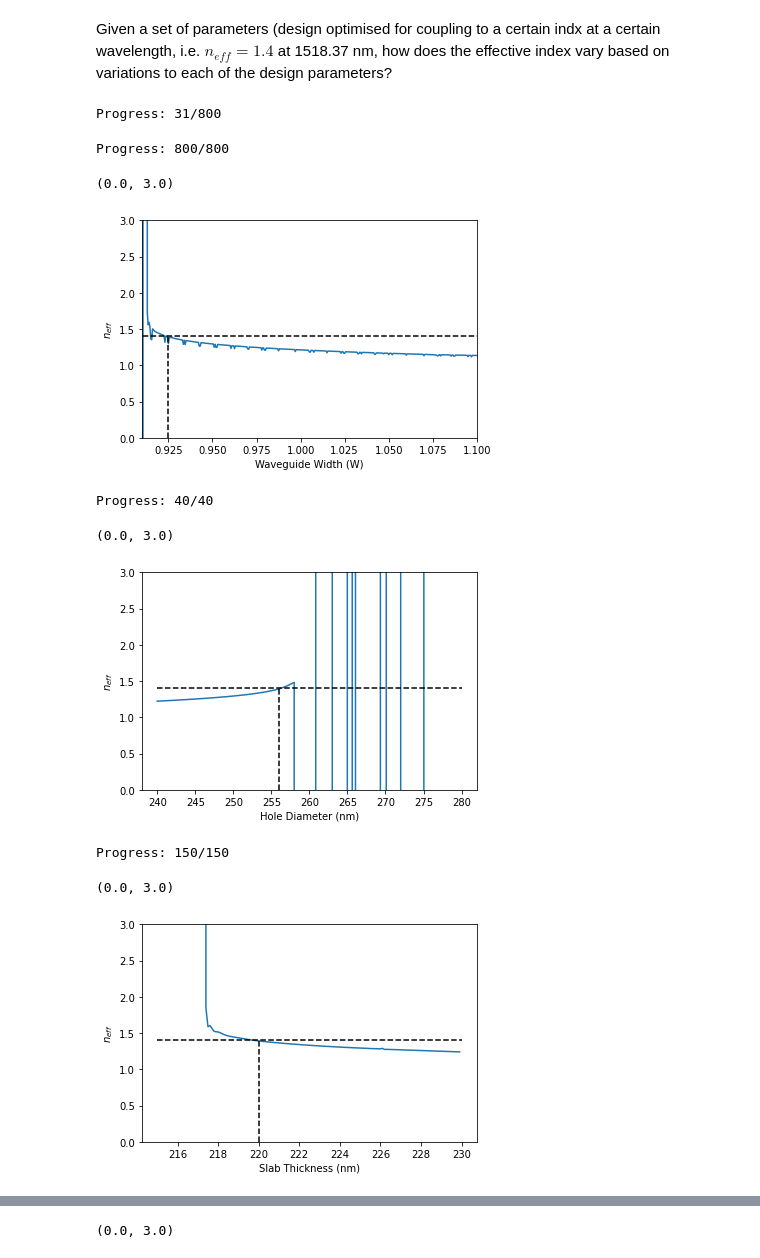
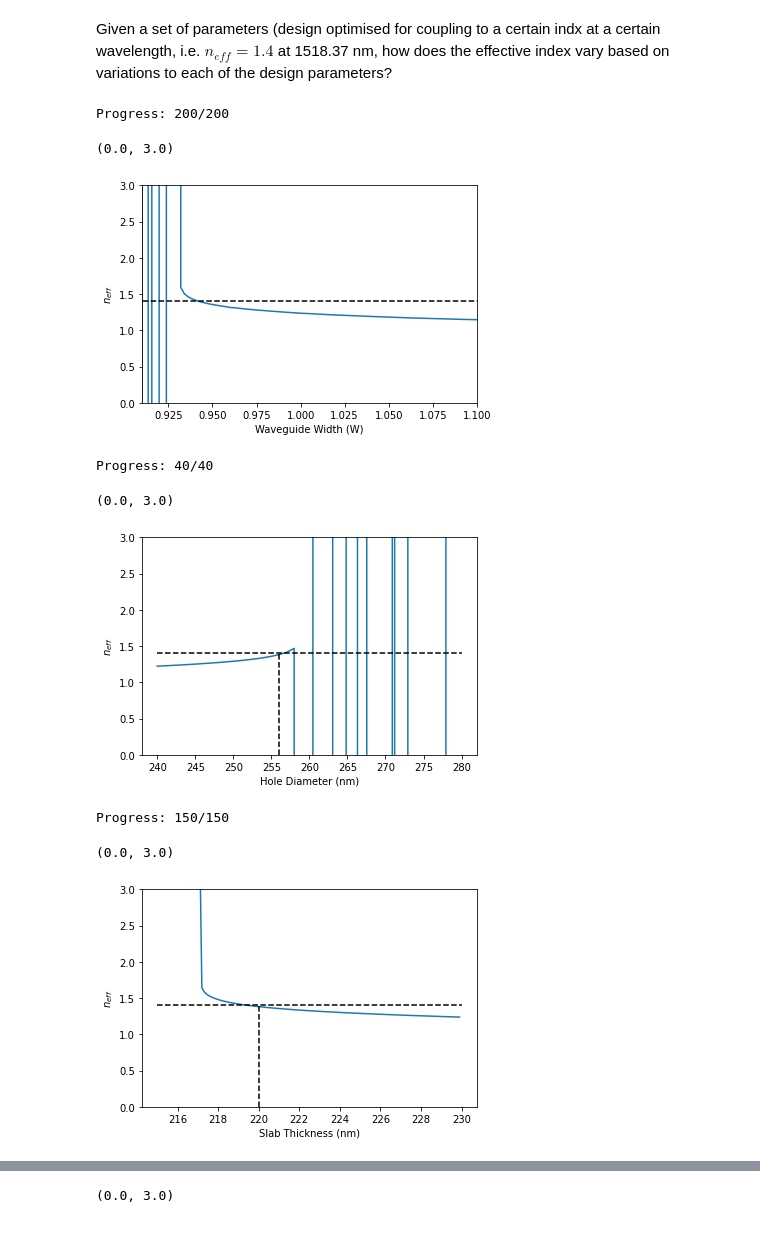
Before and after one commit to quantumbrownie/honoursLegume, a Jupyter notebook: Tolerances.ipynb, the cells around one changed output, grey strips where cells are left out. Saved outputs shown, nothing was run; the diff lists cells and outputs as text; code cells hidden in the pictures.

Commit message:
Tolerances redone with gmax of 5

```diff
--- a/Tolerances.ipynb
+++ b/Tolerances.ipynb
@@ -71,10 +71,10 @@ eps_b = 3.453**2      # slab permittivity (n ~= 3.453 at low temp, n = 3.48 at r
 eps_c = 1            # hole permittivity
 d = 220/a          # slab thickness
 
-W = 0.925
+W = 0.945
 
 # plane-wave expansion parameters
-gmax = 2     # truncation of the plane-wave basis
+gmax = 5     # truncation of the plane-wave basis
 Ny = 14      # Number of rows in the y-direction
 Ny_opt = 3   # Number of rows in which the pillars will be modified
 Nx = 1       # Supercell size in the x-direction
@@ -82,7 +82,7 @@ Nx = 1       # Supercell size in the x-direction
 # Over Width
 W_0 = W
 
-Ws = np.arange(0.8, 1.2, 0.0005) #+ 0.0003
+Ws = np.arange(0.8, 1.2, 0.002) #+ 0.0003
 
 cross_wvlns = []
 n_effs = []
@@ -159,23 +159,22 @@ for i in np.arange(0,len(Ws)):
 W = W_0
 n_eff_w = n_effs
 # %% [output]
-Progress: 31/800
+Progress: 200/200
-Progress: 800/800
 # %%
 np.savetxt('Width_tolerace.dat', [Ws, n_eff_w])
 #t = np.loadtxt('Width_tolerace.dat')
 #plt.plot(t[0],t[1])
 
 plt.plot(Ws, n_eff_w)
 plt.plot([0.8,1.2],[1.4,1.4], 'k--') # Resonator neff
-plt.plot([0.925,0.925],[0,1.4], 'k--') # Central Parameter
+plt.plot([W,W], [1.4,1.4], 'k--') # Central Parameter
 plt.xlabel("Waveguide Width (W)")
 plt.ylabel("$n_{eff}$")
 plt.xlim(0.91,1.1)
 plt.ylim(0,3)
 # %% [output]
 (0.0, 3.0)
-[figure, old version]
+[figure, new version]
 # %%
 # Over Radius (Does variation in radius due to fabrication tolerances impact n_eff?)
 r_0 = ra
@@ -273,7 +272,7 @@ plt.ylabel("$n_{eff}$")
 plt.ylim(0,3)
 # %% [output]
 (0.0, 3.0)
-[figure, old version]
+[figure, new version]
 # %%
 # Over thickness (Does variation in wafer thickness, including issues perhaps with the liftoff process effect n_eff?)
 d_0 = d
@@ -371,7 +370,7 @@ plt.ylabel("$n_{eff}$")
 plt.ylim(0,3)
 # %% [output]
 (0.0, 3.0)
-[figure, old version]
+[figure, new version]
 # %%
 # How do variations on permitivity (i.e. due to temperature dependence) impact this?
 eps_b_0 = eps_b
```
Also changed, not shown: parts of 5 cells of this notebook, 6 other files.
